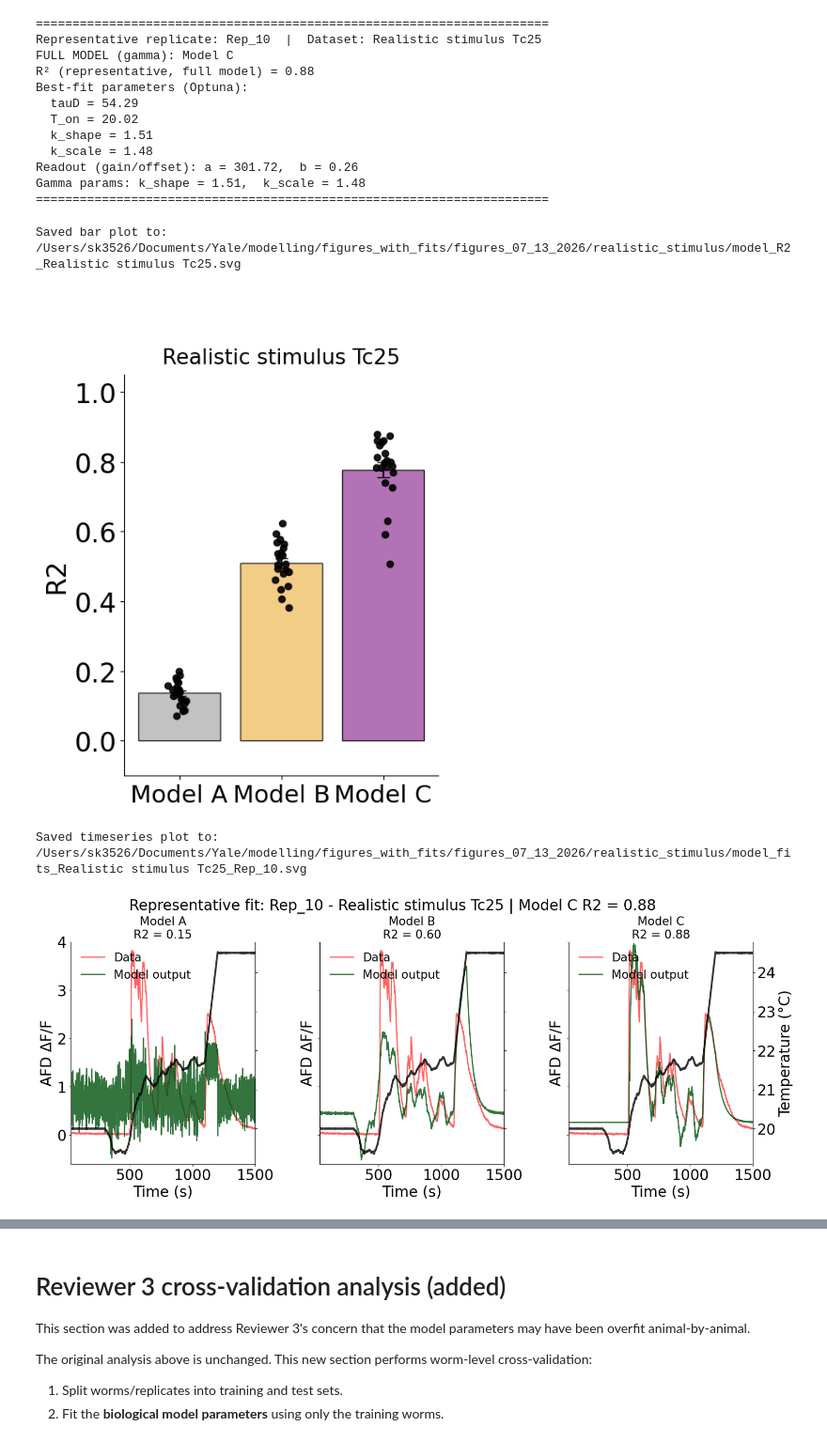
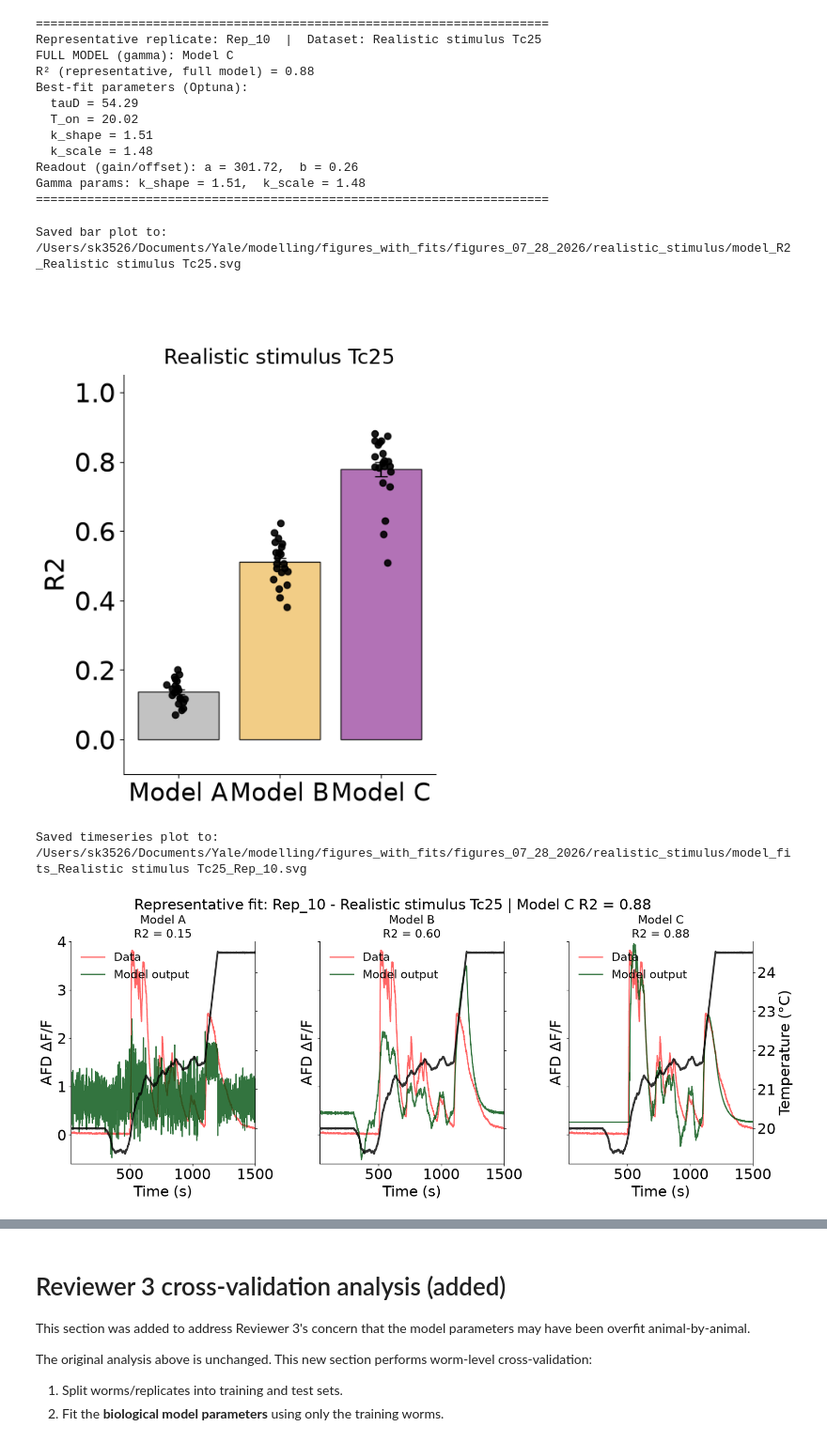
Before and after one commit to colonramoslab/Diaz-Garcia-and-Beagan-et-al.-2026-AFD-, a Jupyter notebook: AFD_modeling_Fig_2_5_S4/realistic_stim_Tc25_1.ipynb, the cells around one changed output, grey strips where cells are left out. Shown at 94% size. Saved outputs shown, nothing was run; the diff lists cells and outputs as text; code cells hidden in the pictures.

```diff
--- a/AFD_modeling_Fig_2_5_S4/realistic_stim_Tc25_1.ipynb
+++ b/AFD_modeling_Fig_2_5_S4/realistic_stim_Tc25_1.ipynb
@@ -748,7 +748,7 @@ mpl.rcParams["svg.fonttype"] = "none"
 mpl.rcParams["svg.hashsalt"] = "0"
 
 SAVE_FIGURES = True
-SAVE_DIR = r"/Users/sk3526/Documents/Yale/modelling/figures_with_fits/figures_07_13_2026/realistic_stimulus"  # <-- UPDATE THIS PATH
+SAVE_DIR = r"/Users/sk3526/Documents/Yale/modelling/figures_with_fits/figures_07_28_2026/realistic_stimulus"  # <-- UPDATE THIS PATH
 FIGURE_PREFIX = "model"
 
 BAR_YLIM = (-0.1, 1.05)
@@ -993,37 +993,37 @@ else:
                    fontsize=TS_LEGEND_FS, loc="upper left", frameon=False)
 
     temp_axes[-1].tick_params(axis="y", labelright=True, labelsize=TS_TICK_FS)
     temp_axes[-1].set_ylabel("Temperature (°C)", fontsize=TS_LABEL_FS)
 
     # ---- UPDATED: put overall full-model R2 in the suptitle too ----
     full_r2_txt = ""
     full_entry = next((r for r in rep_results if r.get("id") == "full_gamma"), None)
     if full_entry is not None and np.isfinite(full_entry.get("R2", np.nan)):
         full_r2_txt = f" | Model C R2 = {full_entry['R2']:.2f}"
 
     fig_ts.suptitle(
         f"Representative fit: {rep_name} - {dataset}{full_r2_txt}",
         fontsize=SUPTITLE_FS, y=1.02
     )
 
     fig_ts.subplots_adjust(
         left=LEFT_TS, right=RIGHT_TS,
         bottom=BOTTOM, top=TOP, wspace=WSPACE_TS
     )
 
     if SAVE_FIGURES:
         save_path = os.path.join(SAVE_DIR, f"{FIGURE_PREFIX}_fits_{dataset}_{rep_name}.svg")
         fig_ts.savefig(save_path, format="svg")
         print(f"Saved timeseries plot to: {save_path}")
 
     plt.show()
 
 # ============================================================
 # %% [output]
-Saved bar plot to: /Users/sk3526/Documents/Yale/modelling/figures_with_fits/figures_07_13_2026/realistic_stimulus/model_R2_Realistic stimulus Tc25.svg
+Saved bar plot to: /Users/sk3526/Documents/Yale/modelling/figures_with_fits/figures_07_28_2026/realistic_stimulus/model_R2_Realistic stimulus Tc25.svg
-[figure, old version]
+[figure, new version]
-Saved timeseries plot to: /Users/sk3526/Documents/Yale/modelling/figures_with_fits/figures_07_13_2026/realistic_stimulus/model_fits_Realistic stimulus Tc25_Rep_10.svg
+Saved timeseries plot to: /Users/sk3526/Documents/Yale/modelling/figures_with_fits/figures_07_28_2026/realistic_stimulus/model_fits_Realistic stimulus Tc25_Rep_10.svg
-[figure, old version]
+[figure, new version]
 # %%
 import numpy as np
 import pandas as pd
```
Also changed, not shown: parts of 11 cells of this notebook, 1 other file.
